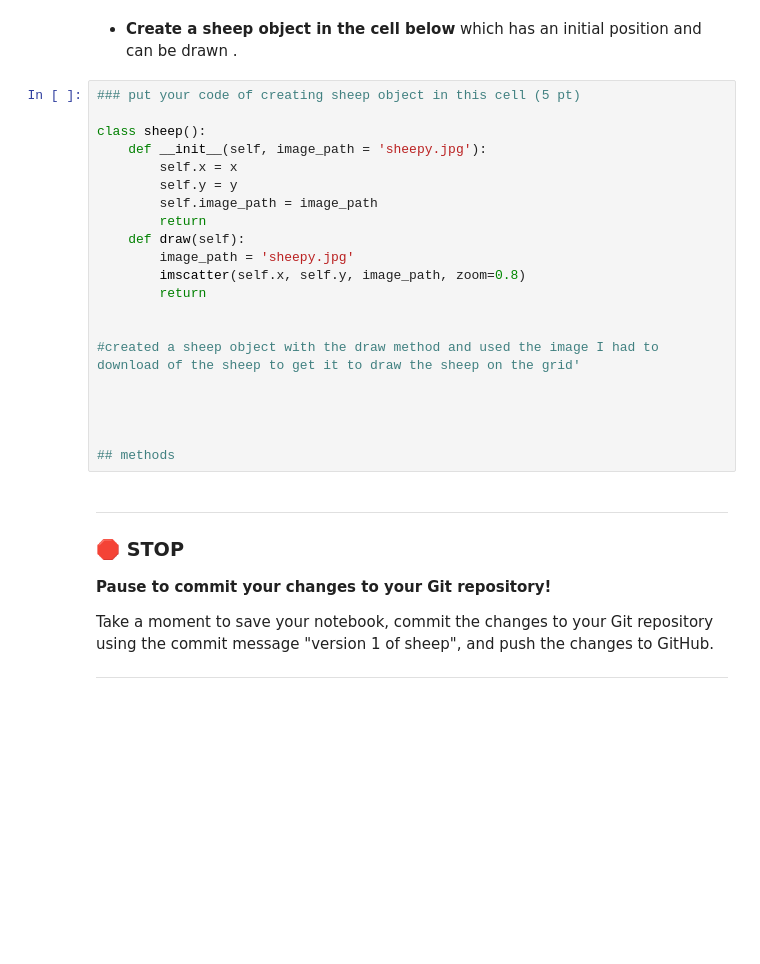
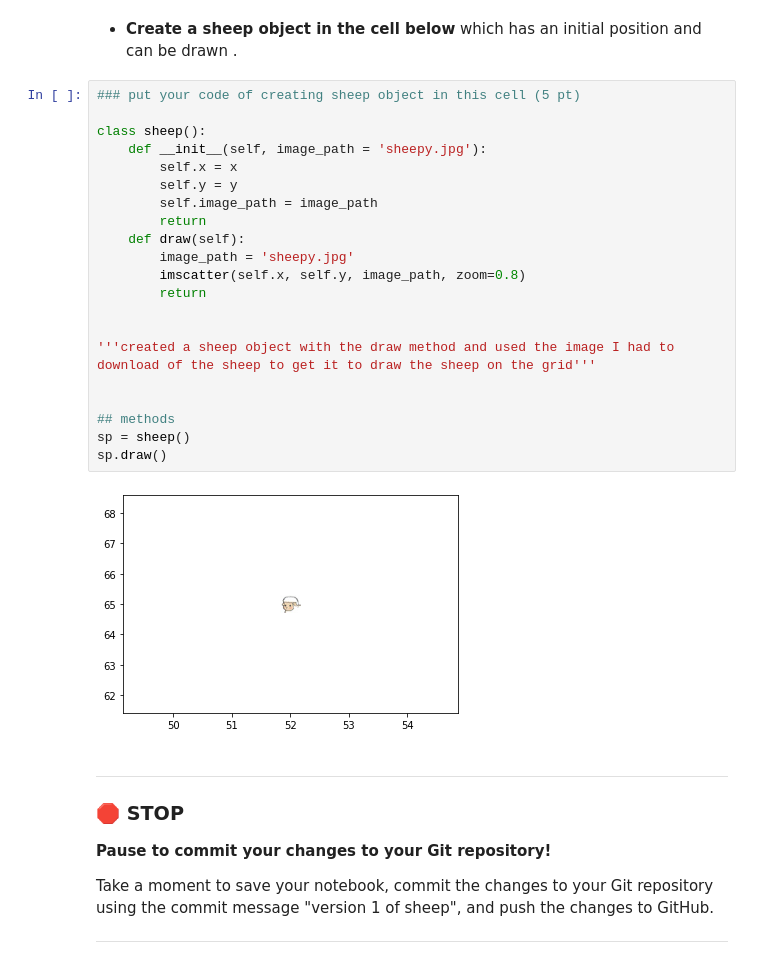
Before and after one commit to austynoberlin/cmse202-s21-turnin, a Jupyter notebook: hw-03/HW-03_OOP+ABM-STUDENT.ipynb, the cells around one changed output. Saved outputs shown, nothing was run; the diff lists cells and outputs as text; blank space fills up the shorter version.

```diff
--- a/hw-03/HW-03_OOP+ABM-STUDENT.ipynb
+++ b/hw-03/HW-03_OOP+ABM-STUDENT.ipynb
@@ -121,24 +121,26 @@ def draw(self):
 # %%
 ### put your code of creating sheep object in this cell (5 pt)
 
 class sheep():
     def __init__(self, image_path = 'sheepy.jpg'):
         self.x = x
         self.y = y
         self.image_path = image_path
         return
     def draw(self):
         image_path = 'sheepy.jpg'
         imscatter(self.x, self.y, image_path, zoom=0.8)
         return
 
 
-#created a sheep object with the draw method and used the image I had to download of the sheep to get it to draw the sheep on the grid'
-
-
+'''created a sheep object with the draw method and used the image I had to download of the sheep to get it to draw the sheep on the grid'''
 
 
 ## methods
+sp = sheep()
+sp.draw()
+# %% [output]
+[figure, added]
 # %% [markdown]
 ---
 ### &#128721; STOP
```
Also changed, not shown: parts of 8 cells of this notebook.
